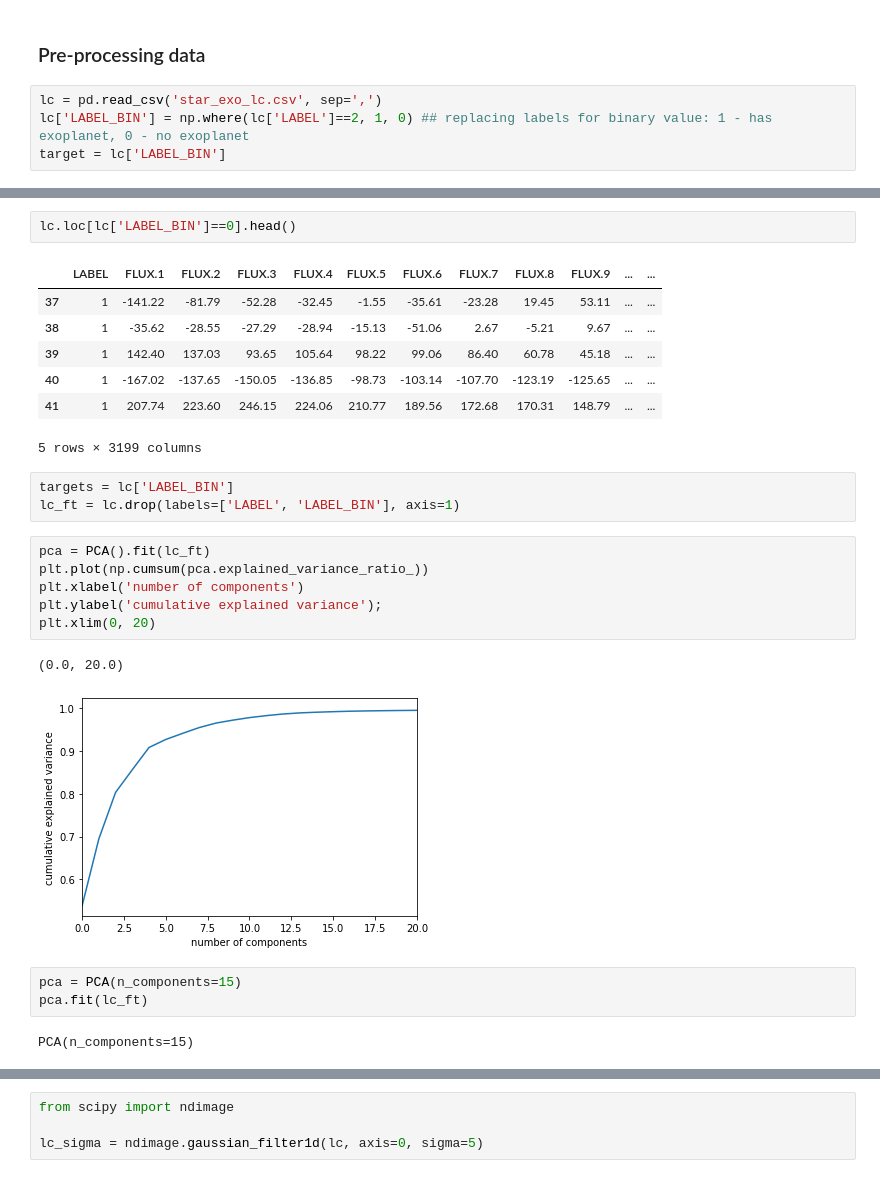
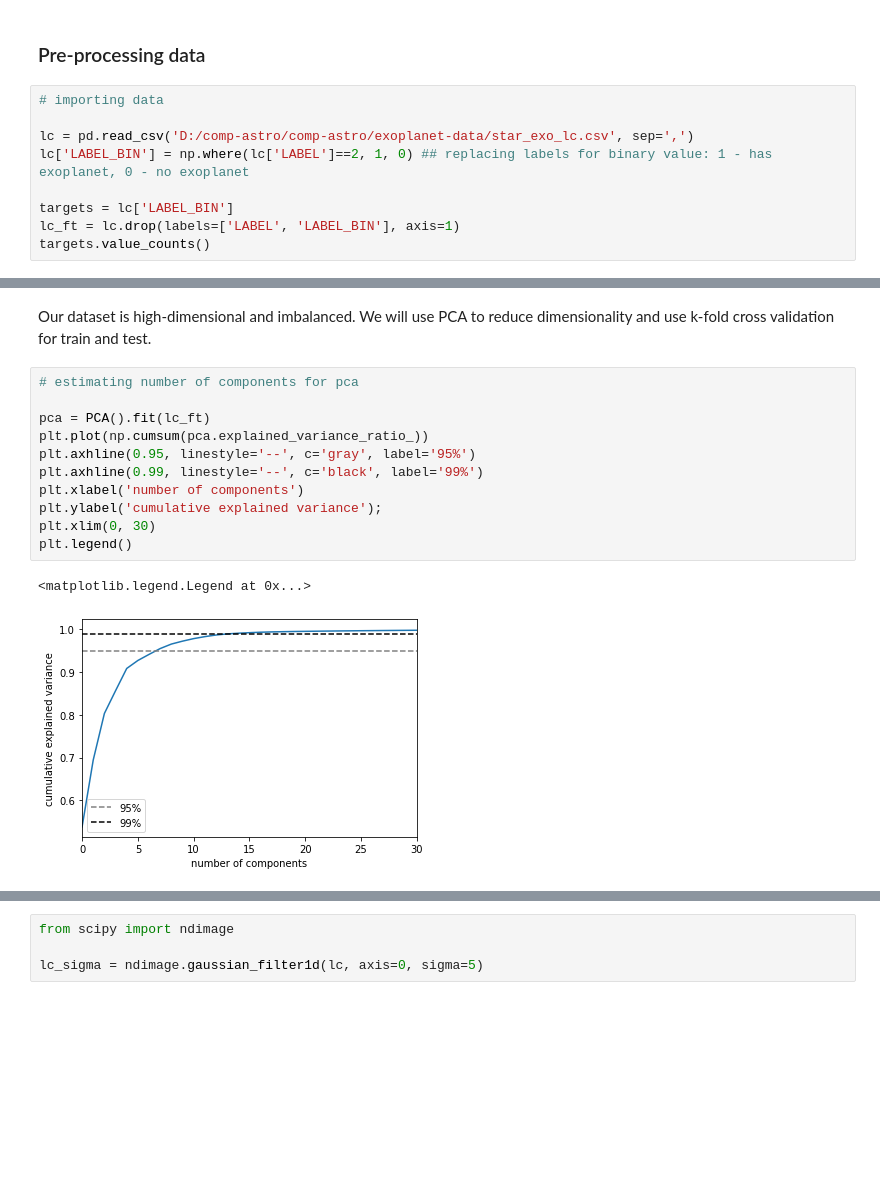
Before and after one commit to ridha-mm/comp-astro, a Jupyter notebook: pca-decision/decision-trees.ipynb, the cells around one changed output, grey strips where cells are left out. Cells and saved outputs as stored; diff of their text form; blank space fills up the shorter version.

```diff
--- a/pca-decision/decision-trees.ipynb
+++ b/pca-decision/decision-trees.ipynb
@@ -9,6 +27,11 @@ from sklearn.decomposition import PCA
 # %% [markdown]
 ### Pre-processing data
 # %%
-lc = pd.read_csv('star_exo_lc.csv', sep=',')
+# importing data
+
+lc = pd.read_csv('D:/comp-astro/comp-astro/exoplanet-data/star_exo_lc.csv', sep=',')
 lc['LABEL_BIN'] = np.where(lc['LABEL']==2, 1, 0) ## replacing labels for binary value: 1 - has exoplanet, 0 - no exoplanet
-target = lc['LABEL_BIN']
+
+targets = lc['LABEL_BIN']
+lc_ft = lc.drop(labels=['LABEL', 'LABEL_BIN'], axis=1)
+targets.value_counts()
@@ -25,27 +42,16 @@ lc.loc[lc['LABEL_BIN']==1].head()
-# %%
-lc.loc[lc['LABEL_BIN']==0].head()
-# %% [output]
-|  | LABEL | FLUX.1 | FLUX.2 | FLUX.3 | FLUX.4 | FLUX.5 | FLUX.6 | FLUX.7 | FLUX.8 | FLUX.9 | ... | ... |
-| 37 | 1 | -141.22 | -81.79 | -52.28 | -32.45 | -1.55 | -35.61 | -23.28 | 19.45 | 53.11 | ... | ... |
-| 38 | 1 | -35.62 | -28.55 | -27.29 | -28.94 | -15.13 | -51.06 | 2.67 | -5.21 | 9.67 | ... | ... |
-| 39 | 1 | 142.40 | 137.03 | 93.65 | 105.64 | 98.22 | 99.06 | 86.40 | 60.78 | 45.18 | ... | ... |
-| 40 | 1 | -167.02 | -137.65 | -150.05 | -136.85 | -98.73 | -103.14 | -107.70 | -123.19 | -125.65 | ... | ... |
-| 41 | 1 | 207.74 | 223.60 | 246.15 | 224.06 | 210.77 | 189.56 | 172.68 | 170.31 | 148.79 | ... | ... |
-5 rows × 3199 columns
-# %%
-targets = lc['LABEL_BIN']
-lc_ft = lc.drop(labels=['LABEL', 'LABEL_BIN'], axis=1)
+# %% [markdown]
+Our dataset is high-dimensional and imbalanced. We will use PCA to reduce dimensionality and use k-fold cross validation for train and test.
 # %%
+# estimating number of components for pca
+
 pca = PCA().fit(lc_ft)
 plt.plot(np.cumsum(pca.explained_variance_ratio_))
+plt.axhline(0.95, linestyle='--', c='gray', label='95%')
+plt.axhline(0.99, linestyle='--', c='black', label='99%')
 plt.xlabel('number of components')
 plt.ylabel('cumulative explained variance');
-plt.xlim(0, 20)
+plt.xlim(0, 30)
+plt.legend()
 # %% [output]
-(0.0, 20.0)
+<matplotlib.legend.Legend at 0x...>
-[figure, old version]
+[figure, new version]
-# %%
-pca = PCA(n_components=15)
-pca.fit(lc_ft)
-# %% [output]
-PCA(n_components=15)
```
Also changed, not shown: parts of 21 cells of this notebook.
